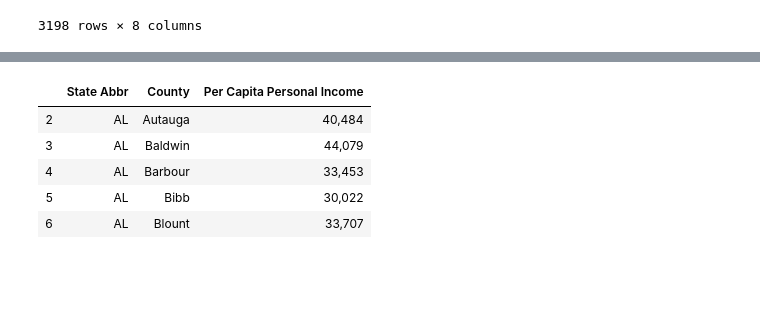
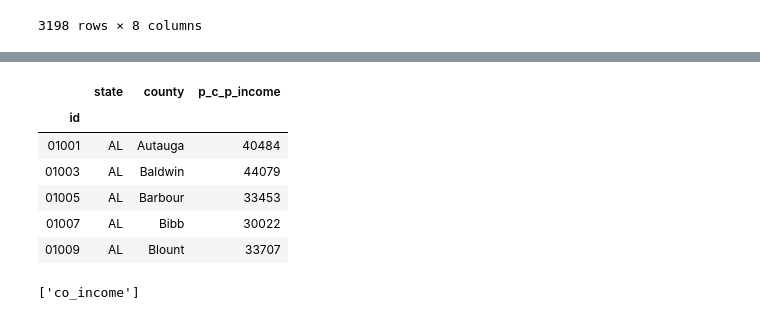
Before and after one commit to Lorsmo/Repo-ETL-Project-, a Jupyter notebook: bea_per_capita_income.ipynb, the cells around one changed output, grey strips where cells are left out. Saved outputs shown, nothing was run; the diff lists cells and outputs as text; code cells hidden in the pictures; blank space fills up the shorter version.

```diff
--- a/bea_per_capita_income.ipynb
+++ b/bea_per_capita_income.ipynb
@@ -66,16 +63,27 @@ df.head()
 | 2 | CAINC1-3 | 01001 | Autauga, AL | 2017 | Dollars | 0 | 40,484 | NaN | Autauga | AL |
 | 3 | CAINC1-3 | 01003 | Baldwin, AL | 2017 | Dollars | 0 | 44,079 | NaN | Baldwin | AL |
 | 4 | CAINC1-3 | 01005 | Barbour, AL | 2017 | Dollars | 0 | 33,453 | NaN | Barbour | AL |
-# %%
-reduced_df = df.loc[:, ["State Abbr", "County", "DataValue"]]
-reduced_df.rename(columns={"DataValue": "Per Capita Personal Income"}, inplace=True)
-reduced_df = reduced_df[reduced_df["State Abbr"].astype(str) != "None"]
-
-reduced_df.head()
-# %% [output]
-|  | State Abbr | County | Per Capita Personal Income |
-| 2 | AL | Autauga | 40,484 |
-| 3 | AL | Baldwin | 44,079 |
-| 4 | AL | Barbour | 33,453 |
-| 5 | AL | Bibb | 30,022 |
-| 6 | AL | Blount | 33,707 |
+# %%
+co_income = df.loc[:, ["State Abbr", "County", "DataValue", "GeoFips"]]
+co_income.rename(columns={"DataValue": "p_c_p_income", "GeoFips": "id", "State Abbr": "state", "County": "county"}, inplace=True)
+co_income = co_income[co_income["state"].astype(str) != "None"]
+co_income['p_c_p_income'] = co_income['p_c_p_income'].astype(str).str.replace(',', '')
+co_income.dropna(inplace=True)
+co_income = co_income.loc[co_income['p_c_p_income']!='(NA)']
+# %%
+#Transform DataFeame
+county_cols = ["id", "state", "county", "p_c_p_income"]
+co_income = co_income[county_cols]
+
+#Set index
+co_income.set_index("id", inplace=True)
+
+co_income.head()
+# %% [output]
+|  | state | county | p_c_p_income |
+| id |  |  |  |
+| 01001 | AL | Autauga | 40484 |
+| 01003 | AL | Baldwin | 44079 |
+| 01005 | AL | Barbour | 33453 |
+| 01007 | AL | Bibb | 30022 |
+| 01009 | AL | Blount | 33707 |
@@ -81,0 +94,5 @@ reduced_df.head()
+# %%
+# Confirm tables
+engine.table_names()
+# %% [output]
+['co_income']
```
Also changed, not shown: parts of 5 cells of this notebook, 1 other file.
